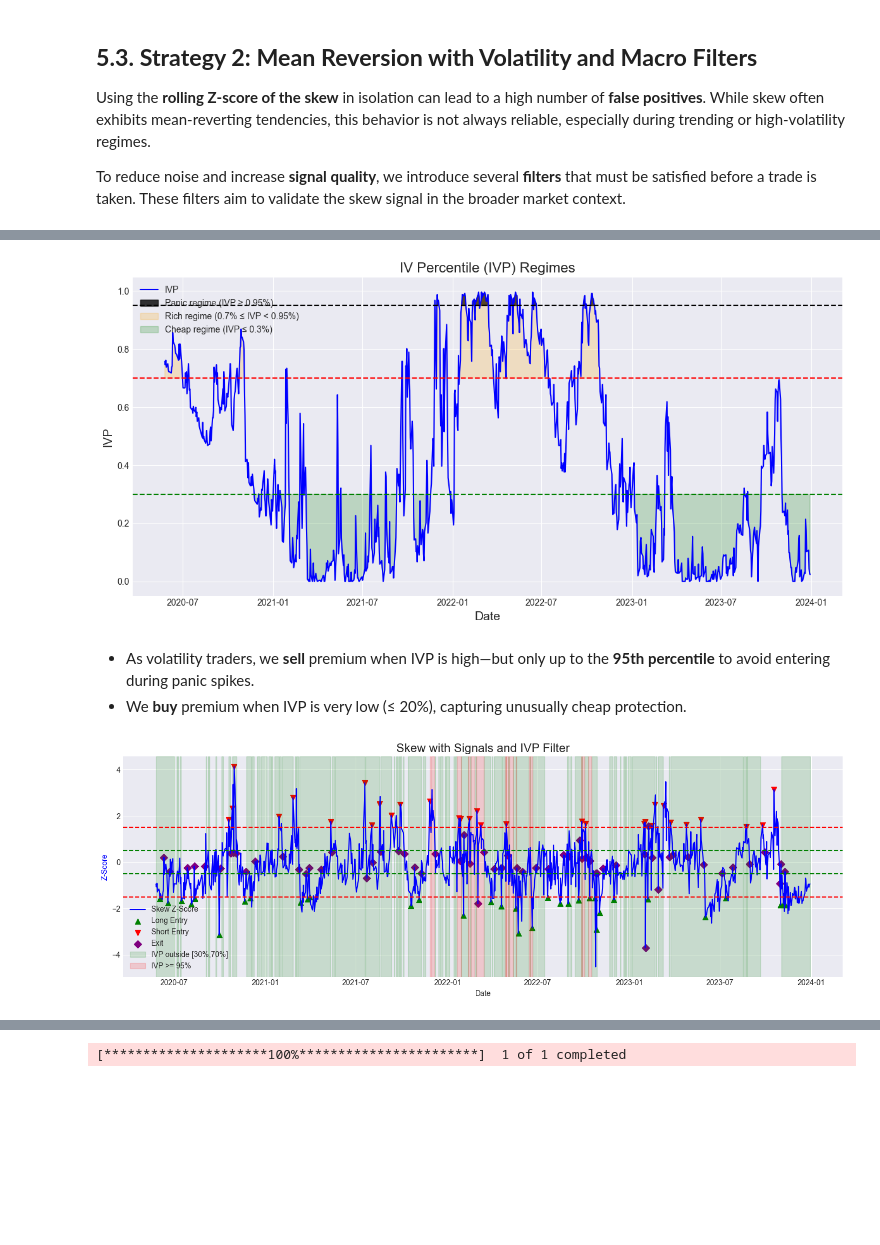
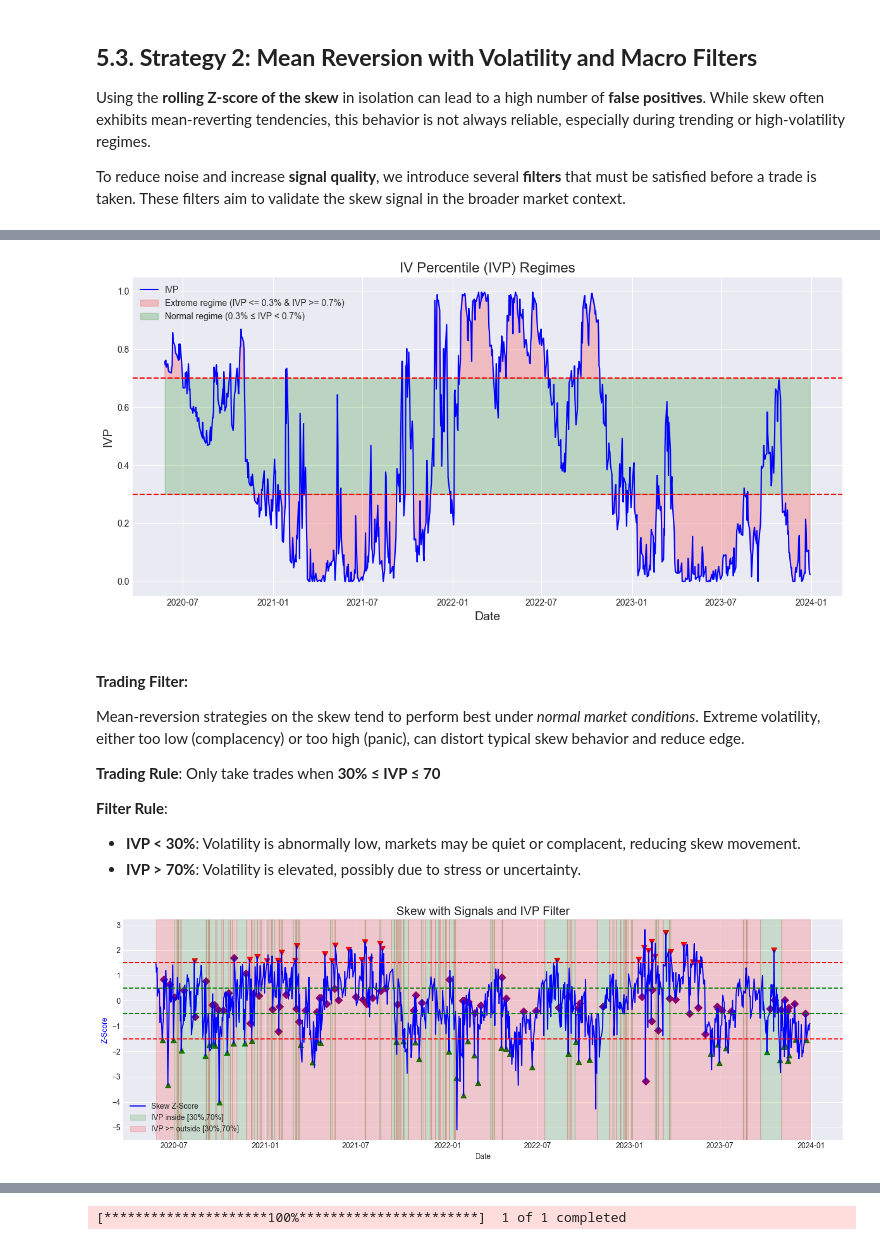
Before and after one commit to anthonymakarewicz/volatility-trading, a Jupyter notebook: skew_trading.ipynb, the cells around one changed output, grey strips where cells are left out. Drawn from its saved outputs; the diff is of its cells as text; code cells hidden in the pictures; blank space fills up the shorter version.

Commit message:
Finished refactoring filter and strategy class

```diff
--- a/skew_trading.ipynb
+++ b/skew_trading.ipynb
@@ -709,8 +723,10 @@ def compute_zscore(series, window=60):
          series.rolling(window).std()
     )
 
-synthetic_skew.loc[:, "skew_zscore"] = compute_zscore(synthetic_skew["skew_abs"],
-                                                       window=60)
+window_score = 60
+synthetic_skew.loc[:, "skew_zscore"] = compute_zscore(
+    synthetic_skew["skew_norm"], window=window_score
+)
 # %%
 ph.plot_skew_vs_zscore(synthetic_skew)
 # %% [output]
@@ -816,16 +845,21 @@ def compute_iv_percentile(iv_series, window=252):
 
 ivp_window = 252
 synthetic_skew.loc[:, "ivp"] = compute_iv_percentile(
-    synthetic_skew["iv_atm_30"], ivp_window
+    synthetic_skew["iv_atm_30"], window=ivp_window
 )
 # %%
 ivp_lower_threshold = 30
 ivp_upper_threshold = 70
-ivp_panic_cap = 95
 
-ph.plot_ivp(synthetic_skew["ivp"], ivp_lower_threshold, ivp_upper_threshold, ivp_panic_cap)
+ph.plot_ivp(synthetic_skew["ivp"], ivp_lower_threshold, ivp_upper_threshold)
 # %% [output]
-[figure, old version]
+[figure, new version]
-# %% [markdown]
-- As volatility traders, we **sell** premium when IVP is high—but only up to the **95th percentile** to avoid entering during panic spikes.
-- We **buy** premium when IVP is very low (≤ 20%), capturing unusually cheap protection.
+# %% [markdown]
+#### **Trading Filter:**
+Mean-reversion strategies on the skew tend to perform best under *normal market conditions*. Extreme volatility, either too low (complacency) or too high (panic), can distort typical skew behavior and reduce edge.
+
+**Trading Rule**: Only take trades when **30% ≤ IVP ≤ 70**
+
+**Filter Rule**:
+- **IVP < 30%**: Volatility is abnormally low, markets may be quiet or complacent, reducing skew movement.
+- **IVP > 70%**: Volatility is elevated, possibly due to stress or uncertainty.
@@ -832,7 +888,8 @@ ph.plot_ivp(synthetic_skew["ivp"], ivp_lower_threshold, ivp_upper_threshold, ivp
 # %%
 ph.plot_zscore_signals_with_ivp(
-    synthetic_skew["skew_zscore"], signals_zscore, synthetic_skew["ivp"], entry_threshold, exit_threshold,
-    ivp_lower_threshold, ivp_upper_threshold, ivp_panic_cap, "Skew with Signals and IVP Filter"
+    synthetic_skew["skew_zscore"], signals_zscore, synthetic_skew["ivp"],
+    entry_zscore, exit_zscore,
+    ivp_lower_threshold, ivp_upper_threshold
 )
 # %% [output]
-[figure, old version]
+[figure, new version]
```
Also changed, not shown: parts of 32 cells of this notebook, 1 other file.
